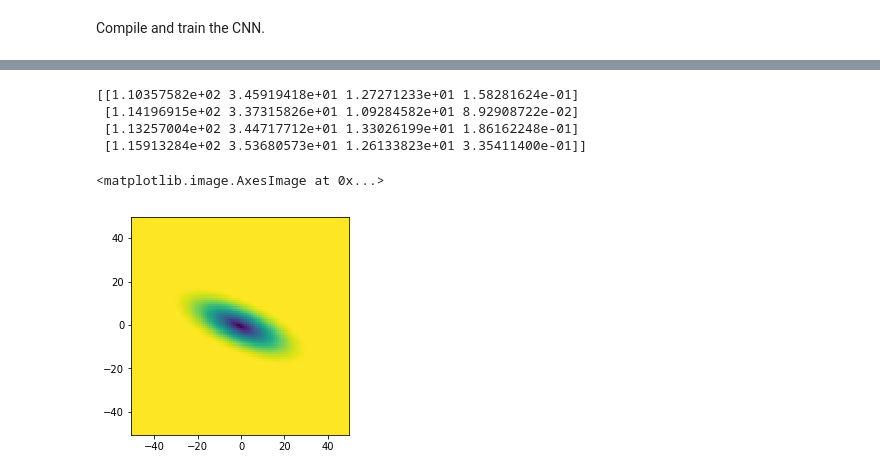
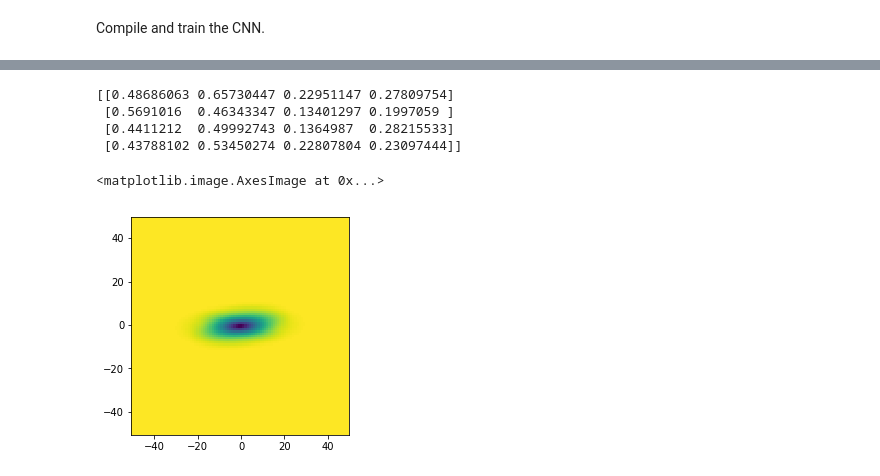
Before and after one commit to PauloCarvalhoRJ/notebooks_tese, a Jupyter notebook: CNN_TESE_com_FIM.ipynb, the cells around one changed output, grey strips where cells are left out. Cells and saved outputs as stored; diff of their text form; code cells hidden in the pictures.

Commit message:
Variografic parameters (output values) are unitized for training and to improve prediction.

```diff
--- a/CNN_TESE_com_FIM.ipynb
+++ b/CNN_TESE_com_FIM.ipynb
@@ -404,25 +407,32 @@ Epoch 20/20
 # %%
 #rearranja a imagem do varmap experimental para uma dimensionalidade esperada pelo Keras:
 #1ª dimensao: número de imagens (no caso soh uma)
 #dimensões do meio: dimensões de cada imagem
 #última dimensão: número de canais por imagem (no caso soh uma) para imagens muiltiespectrais ou RGB esse valor pode variar
 inputMapForKeras = inputMap.reshape((1,) + inputMap.shape + (1,))
 
 #realiza a regressão (predição)
 y_pred  = model.predict(inputMapForKeras)
 print(y_pred[0].reshape((numberOfNestedStructures, numberOfParametersPerNestedStructure)))
 
 #converte array de float32 retornado pelo Keras para array de float64 para poder chamar a funcao compilada
 lala = np.zeros(( totalNumberOfParameters, 1))
 lala[:,:] = y_pred.reshape((totalNumberOfParameters, 1))
+
+#de-unitize the predicted parameters to generate the variogram model surface
+for i in range( numberOfNestedStructures ) :
+    lala[i * numberOfParametersPerNestedStructure]     = lala[i * numberOfParametersPerNestedStructure]     * 180;
+    lala[i * numberOfParametersPerNestedStructure + 1] = lala[i * numberOfParametersPerNestedStructure + 1] * maxAxis;
+    lala[i * numberOfParametersPerNestedStructure + 2] = lala[i * numberOfParametersPerNestedStructure + 2] * maxAxis;
+    lala[i * numberOfParametersPerNestedStructure + 3] = lala[i * numberOfParametersPerNestedStructure + 3] * sill;
 variogramModelSurface = makeVariogramModelSurface( lala );
 
 #plota o modelo variografico obtido
 plt.imshow( variogramModelSurface, interpolation='none', extent=getExtent2D( getVarmapGridParameters() ))
 # %% [output]
-[[1.10357582e+02 3.45919418e+01 1.27271233e+01 1.58281624e-01]
- [1.14196915e+02 3.37315826e+01 1.09284582e+01 8.92908722e-02]
- [1.13257004e+02 3.44717712e+01 1.33026199e+01 1.86162248e-01]
- [1.15913284e+02 3.53680573e+01 1.26133823e+01 3.35411400e-01]]
+[[0.48686063 0.65730447 0.22951147 0.27809754]
+ [0.5691016  0.46343347 0.13401297 0.1997059 ]
+ [0.4411212  0.49992743 0.1364987  0.28215533]
+ [0.43788102 0.53450274 0.22807804 0.23097444]]
 <matplotlib.image.AxesImage at 0x...>
-[figure, old version]
+[figure, new version]
```
Also changed, not shown: parts of 3 cells of this notebook.
